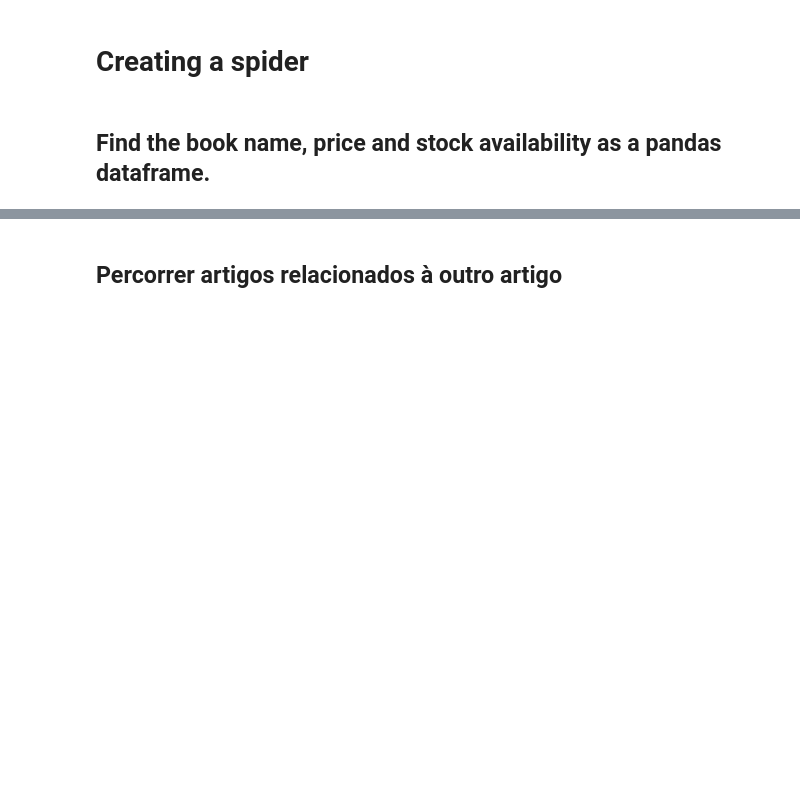
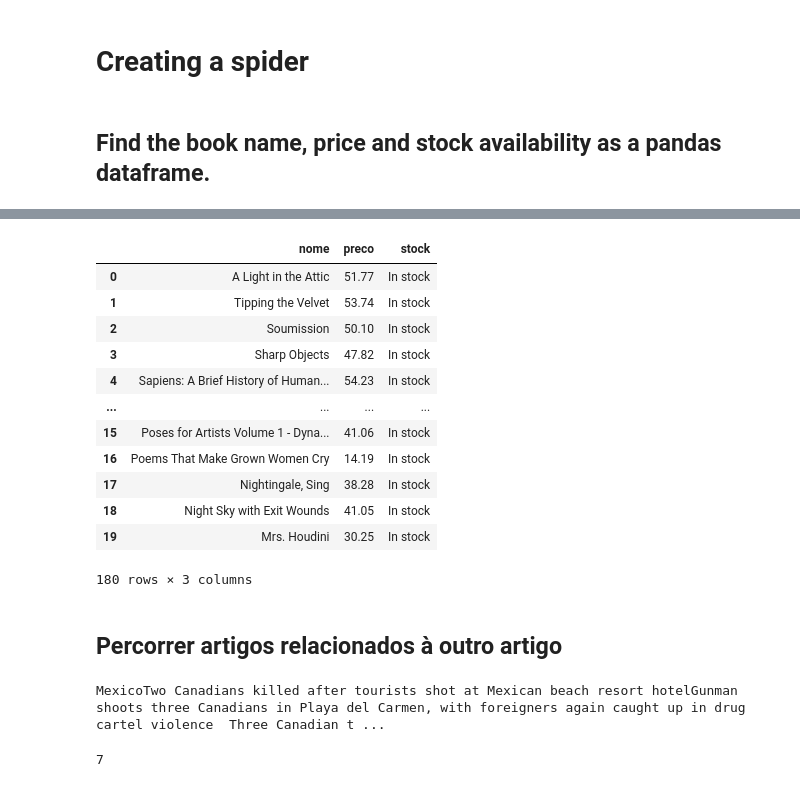
Before and after one commit to pedroteche-ih/64_PT_NOV202111, a Jupyter notebook: aulas/64 DA PT NOV-2021 Aula 20220122.ipynb, the cells around one changed output, grey strips where cells are left out. Cells and saved outputs as stored; diff of their text form; code cells hidden in the pictures; blank space fills up the shorter version.

```diff
--- a/aulas/64 DA PT NOV-2021 Aula 20220122.ipynb
+++ b/aulas/64 DA PT NOV-2021 Aula 20220122.ipynb
@@ -523,3 +717,60 @@ stock_list = [
+# %%
+class LivrosPagina:
+    def __init__(self, pg):
+        self.url = f'https://books.toscrape.com/catalogue/page-{pg}.html'
+        response = requests.get(self.url)
+        html = response.content
+        soup = BeautifulSoup(html)
+        self.articles = soup.find_all('article')
+
+    def extrair_nome(self, tag):
+        return tag.find('h3').find('a')['title'].strip()
+
+    def extrair_preco(self, tag):
+        preco_str = tag.find('div', attrs={
+            'class': 'product_price'
+        }).find('p', attrs={
+            'class': 'price_color'
+        }).text
+        preco_num = float(re.sub('£', '', preco_str))
+        return preco_num
+
+    def extrair_estoque(self, tag):
+        return tag.find('div', attrs={
+            'class': 'product_price'
+        }).find('p', attrs={
+            'class': 'instock availability'
+        }).text.strip()
+
+    def extrair_df(self):
+        return pd.DataFrame({
+            'nome': [extrair_nome(item) for item in self.articles],
+            'preco': [extrair_preco(item) for item in self.articles],
+            'stock': [extrair_estoque(item) for item in self.articles]
+        })
+
+pg5 = LivrosPagina(5)
+# %%
+df_list = []
+for i in range(10):
+    pg_i = LivrosPagina(i)
+    df_list.append(pg_i.extrair_df())
+# %%
+pd.concat(df_list)
+# %% [output]
+|  | nome | preco | stock |
+| 0 | A Light in the Attic | 51.77 | In stock |
+| 1 | Tipping the Velvet | 53.74 | In stock |
+| 2 | Soumission | 50.10 | In stock |
+| 3 | Sharp Objects | 47.82 | In stock |
+| 4 | Sapiens: A Brief History of Human... | 54.23 | In stock |
+| ... | ... | ... | ... |
+| 15 | Poses for Artists Volume 1 - Dyna... | 41.06 | In stock |
+| 16 | Poems That Make Grown Women Cry | 14.19 | In stock |
+| 17 | Nightingale, Sing | 38.28 | In stock |
+| 18 | Night Sky with Exit Wounds | 41.05 | In stock |
+| 19 | Mrs. Houdini | 30.25 | In stock |
+180 rows × 3 columns
 # %% [markdown]
 ## Percorrer artigos relacionados à outro artigo
 # %%
@@ -527,9 +778,15 @@ url = "https://www.theguardian.com/world/2022/jan/22/one-canadian-killed-after-t
 response = requests.get(url)
 html = response.content
 soup = BeautifulSoup(html)
+# %%
+artigo = soup.find('article')
+print(artigo.text)
+# %% [output]
+MexicoTwo Canadians killed after tourists shot at Mexican beach resort hotelGunman shoots three Canadians in Playa del Carmen, with foreigners again caught up in drug cartel violence  Three Canadian t ...
 # %%
-artigo = soup.find('article')
 links_artigo = artigo.find_all('a', attrs={'data-link-name': 'in body link'})
 len(links_artigo)
+# %% [output]
+7
 # %%
 [link['href'] for link in links_artigo]
```
Also changed, not shown: parts of 20 cells of this notebook.
